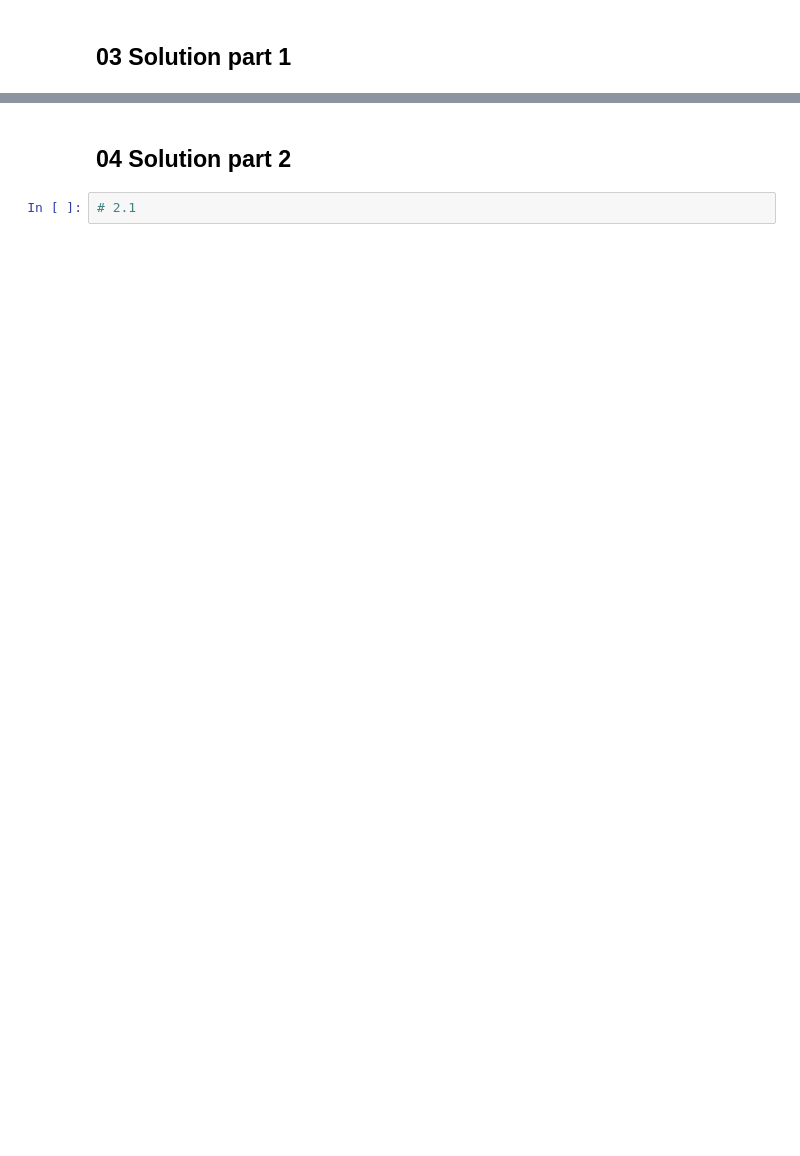
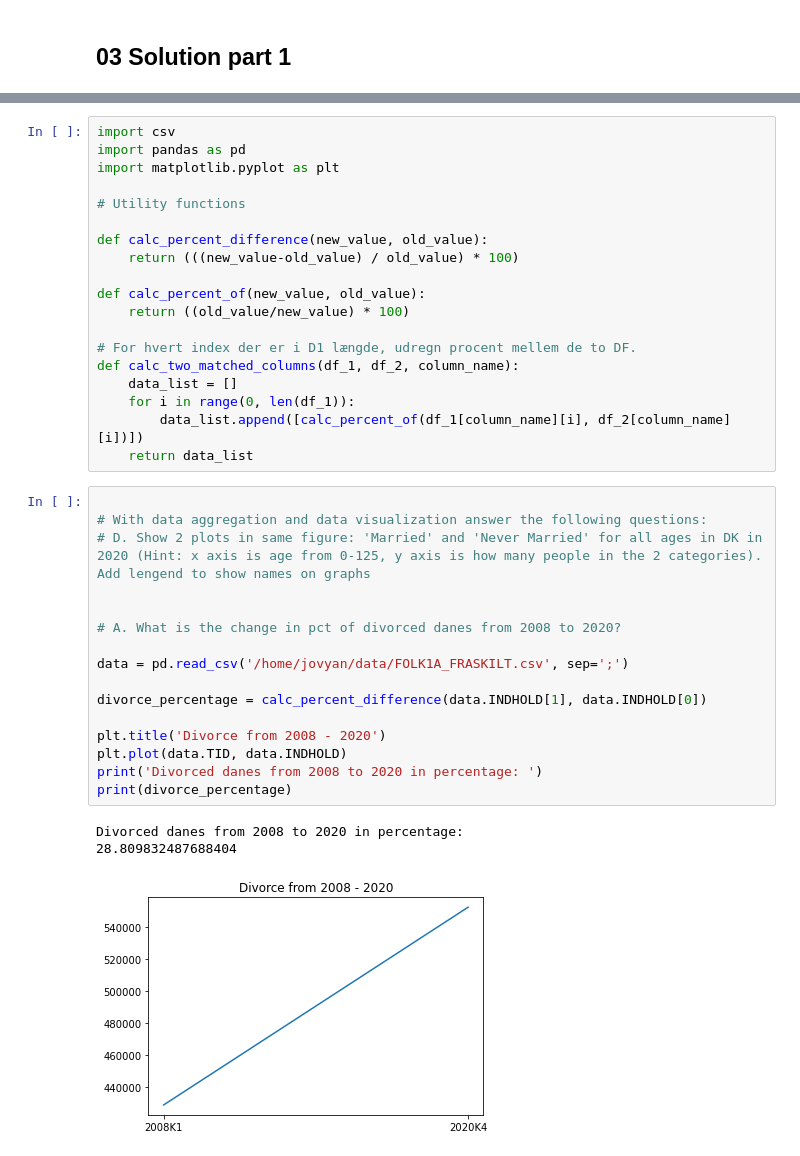
Before and after one commit to josefmarcc/python_handin_template, a Jupyter notebook: Week_5.ipynb, the cells around one changed output, grey strips where cells are left out. Saved outputs shown, nothing was run; the diff lists cells and outputs as text; blank space fills up the shorter version.

```diff
--- a/Week_5.ipynb
+++ b/Week_5.ipynb
@@ -134,4 +11,39 @@ plt.xticks(rotation=45, horizontalalignment='right',fontweight='light')
-# %% [markdown]
-## 04 Solution part 2
-# %%
-# 2.1
+# %%
+import csv
+import pandas as pd
+import matplotlib.pyplot as plt
+
+# Utility functions
+
+def calc_percent_difference(new_value, old_value):
+    return (((new_value-old_value) / old_value) * 100)
+
+def calc_percent_of(new_value, old_value):
+    return ((old_value/new_value) * 100)
+
+# For hvert index der er i D1 længde, udregn procent mellem de to DF.
+def calc_two_matched_columns(df_1, df_2, column_name):
+    data_list = []
+    for i in range(0, len(df_1)):
+        data_list.append([calc_percent_of(df_1[column_name][i], df_2[column_name][i])])
+    return data_list
+# %%
+
+# With data aggregation and data visualization answer the following questions:
+# D. Show 2 plots in same figure: 'Married' and 'Never Married' for all ages in DK in 2020 (Hint: x axis is age from 0-125, y axis is how many people in the 2 categories). Add lengend to show names on graphs
+
+
+# A. What is the change in pct of divorced danes from 2008 to 2020?
+
+data = pd.read_csv('/home/jovyan/data/FOLK1A_FRASKILT.csv', sep=';')
+
+divorce_percentage = calc_percent_difference(data.INDHOLD[1], data.INDHOLD[0])
+
+plt.title('Divorce from 2008 - 2020')
+plt.plot(data.TID, data.INDHOLD)
+print('Divorced danes from 2008 to 2020 in percentage: ')
+print(divorce_percentage)
+# %% [output]
+Divorced danes from 2008 to 2020 in percentage:
+28.809832487688404
+[figure, added]
```
Also changed, not shown: parts of 8 cells of this notebook.
